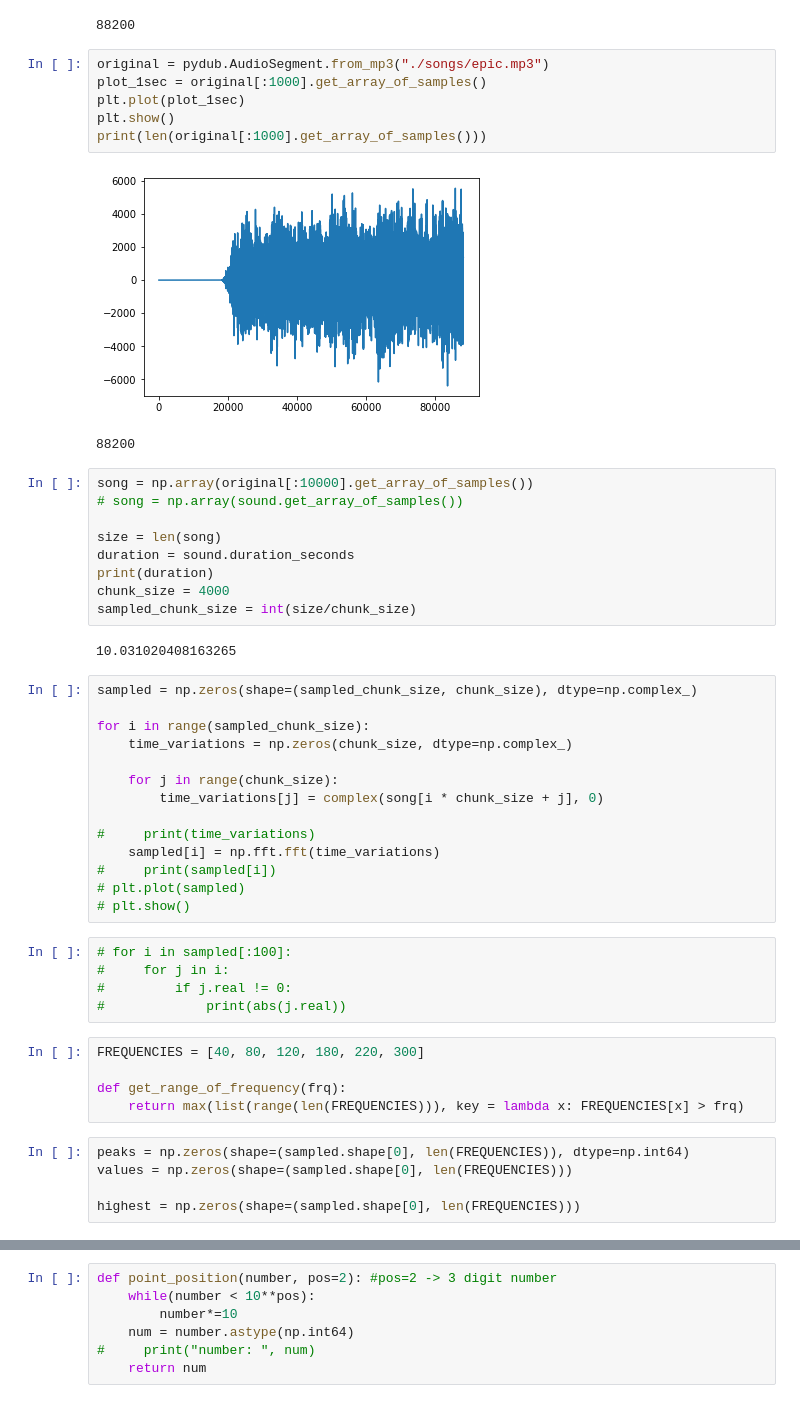
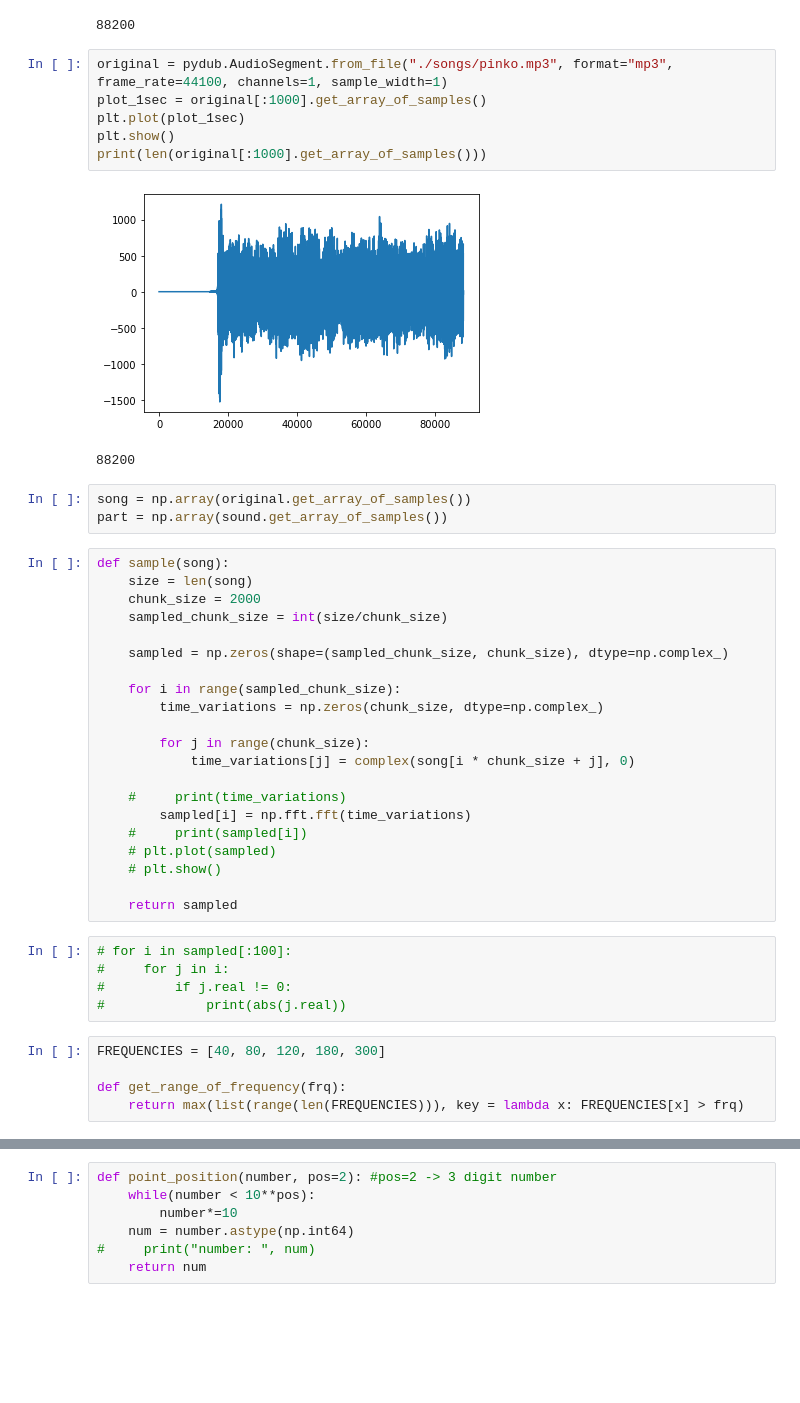
Before and after one commit to Owliie/Smart-Radio, a Jupyter notebook: experiments/Testing_algorithm.ipynb, the cells around one changed output, grey strips where cells are left out. Saved outputs shown, nothing was run; the diff lists cells and outputs as text; blank space fills up the shorter version.

Commit message:
Experimented with wav file formats Rearranged code into functions and experimented with algorithms for approximating hashed values

```diff
--- a/experiments/Testing_algorithm.ipynb
+++ b/experiments/Testing_algorithm.ipynb
@@ -15,53 +15,47 @@ print(len(sound[:1000].get_array_of_samples()))
 [figure]
 88200
 # %%
-original = pydub.AudioSegment.from_mp3("./songs/epic.mp3")
+original = pydub.AudioSegment.from_file("./songs/pinko.mp3", format="mp3", frame_rate=44100, channels=1, sample_width=1)
 plot_1sec = original[:1000].get_array_of_samples()
 plt.plot(plot_1sec)
 plt.show()
 print(len(original[:1000].get_array_of_samples()))
 # %% [output]
-[figure, old version]
+[figure, new version]
 88200
 # %%
-song = np.array(original[:10000].get_array_of_samples())
-# song = np.array(sound.get_array_of_samples())
-
-size = len(song)
-duration = sound.duration_seconds
-print(duration)
-chunk_size = 4000
-sampled_chunk_size = int(size/chunk_size)
+song = np.array(original.get_array_of_samples())
+part = np.array(sound.get_array_of_samples())
-# %% [output]
-10.031020408163265
 # %%
-sampled = np.zeros(shape=(sampled_chunk_size, chunk_size), dtype=np.complex_)
+def sample(song):
+    size = len(song)
+    chunk_size = 2000
+    sampled_chunk_size = int(size/chunk_size)
 
-for i in range(sampled_chunk_size):
-    time_variations = np.zeros(chunk_size, dtype=np.complex_)
+    sampled = np.zeros(shape=(sampled_chunk_size, chunk_size), dtype=np.complex_)
 
-    for j in range(chunk_size):
-        time_variations[j] = complex(song[i * chunk_size + j], 0)
+    for i in range(sampled_chunk_size):
+        time_variations = np.zeros(chunk_size, dtype=np.complex_)
 
-#     print(time_variations)
-    sampled[i] = np.fft.fft(time_variations)
-#     print(sampled[i])
-# plt.plot(sampled)
-# plt.show()
+        for j in range(chunk_size):
+            time_variations[j] = complex(song[i * chunk_size + j], 0)
+
+    #     print(time_variations)
+        sampled[i] = np.fft.fft(time_variations)
+    #     print(sampled[i])
+    # plt.plot(sampled)
+    # plt.show()
+
+    return sampled
 # %%
 # for i in sampled[:100]:
 #     for j in i:
 #         if j.real != 0:
 #             print(abs(j.real))
 # %%
-FREQUENCIES = [40, 80, 120, 180, 220, 300]
+FREQUENCIES = [40, 80, 120, 180, 300]
 
 def get_range_of_frequency(frq):
     return max(list(range(len(FREQUENCIES))), key = lambda x: FREQUENCIES[x] > frq)
-# %%
-peaks = np.zeros(shape=(sampled.shape[0], len(FREQUENCIES)), dtype=np.int64)
-values = np.zeros(shape=(sampled.shape[0], len(FREQUENCIES)))
-
-highest = np.zeros(shape=(sampled.shape[0], len(FREQUENCIES)))
 # %%
 def get_fuzzed(peak, fuzz):
```
Also changed, not shown: parts of 9 cells of this notebook, 3 other files.
